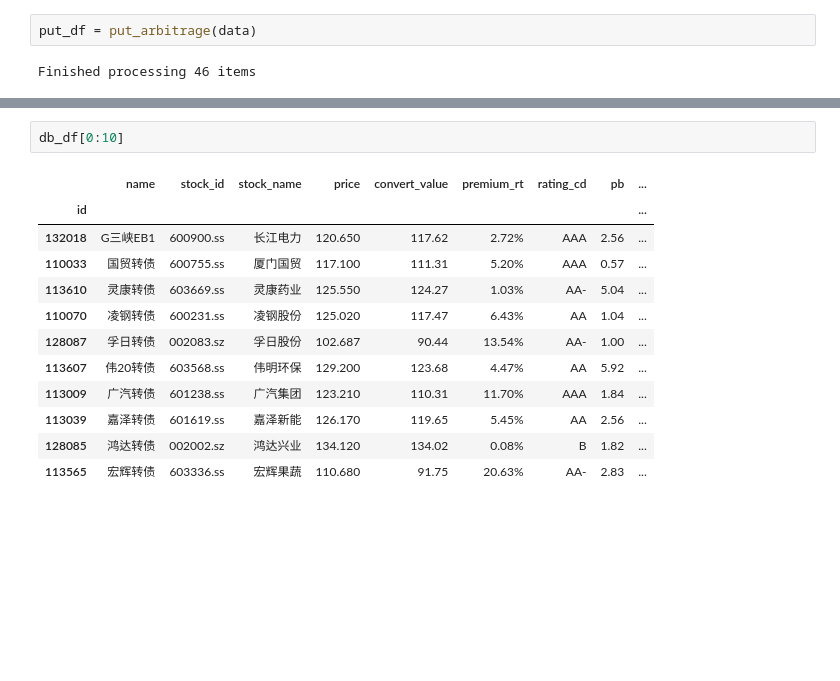
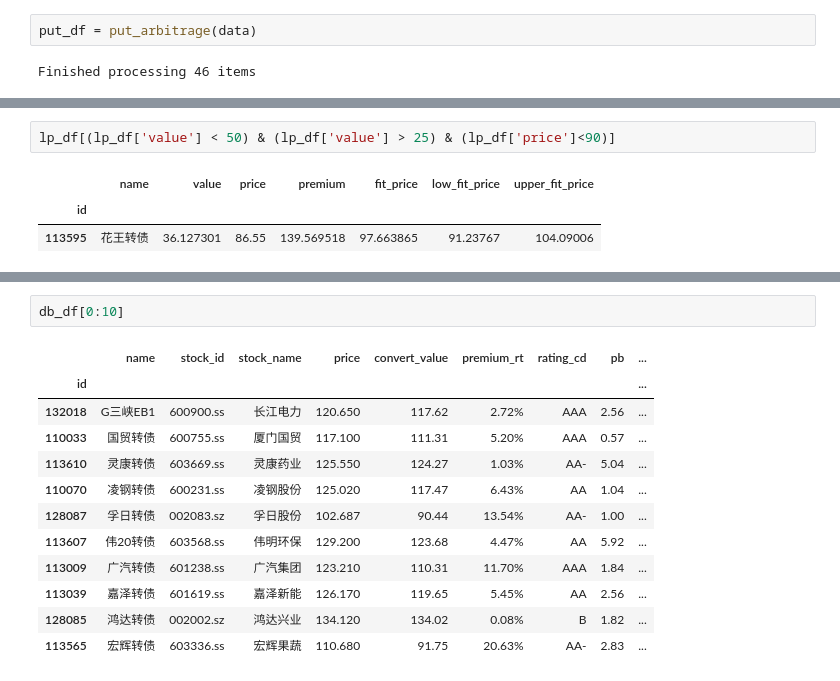
Before and after one commit to ijayden-lung/invest, a Jupyter notebook: CB.ipynb, the cells around one changed output, grey strips where cells are left out. Drawn from its saved outputs; the diff is of its cells as text; blank space fills up the shorter version.

```diff
--- a/CB.ipynb
+++ b/CB.ipynb
@@ -821,3 +809,9 @@ my_df
+# %%
+lp_df[(lp_df['value'] < 50) & (lp_df['value'] > 25) & (lp_df['price']<90)]
+# %% [output]
+|  | name | value | price | premium | fit_price | low_fit_price | upper_fit_price |
+| id |  |  |  |  |  |  |  |
+| 113595 | 花王转债 | 36.127301 | 86.55 | 139.569518 | 97.663865 | 91.23767 | 104.09006 |
 # %%
 buy_sell_low(lp_df,db_buy_dict,'mycb_list.csv',show_price=True)
 # %% [output]
```
Also changed, not shown: parts of 14 cells of this notebook, 6 other files.
